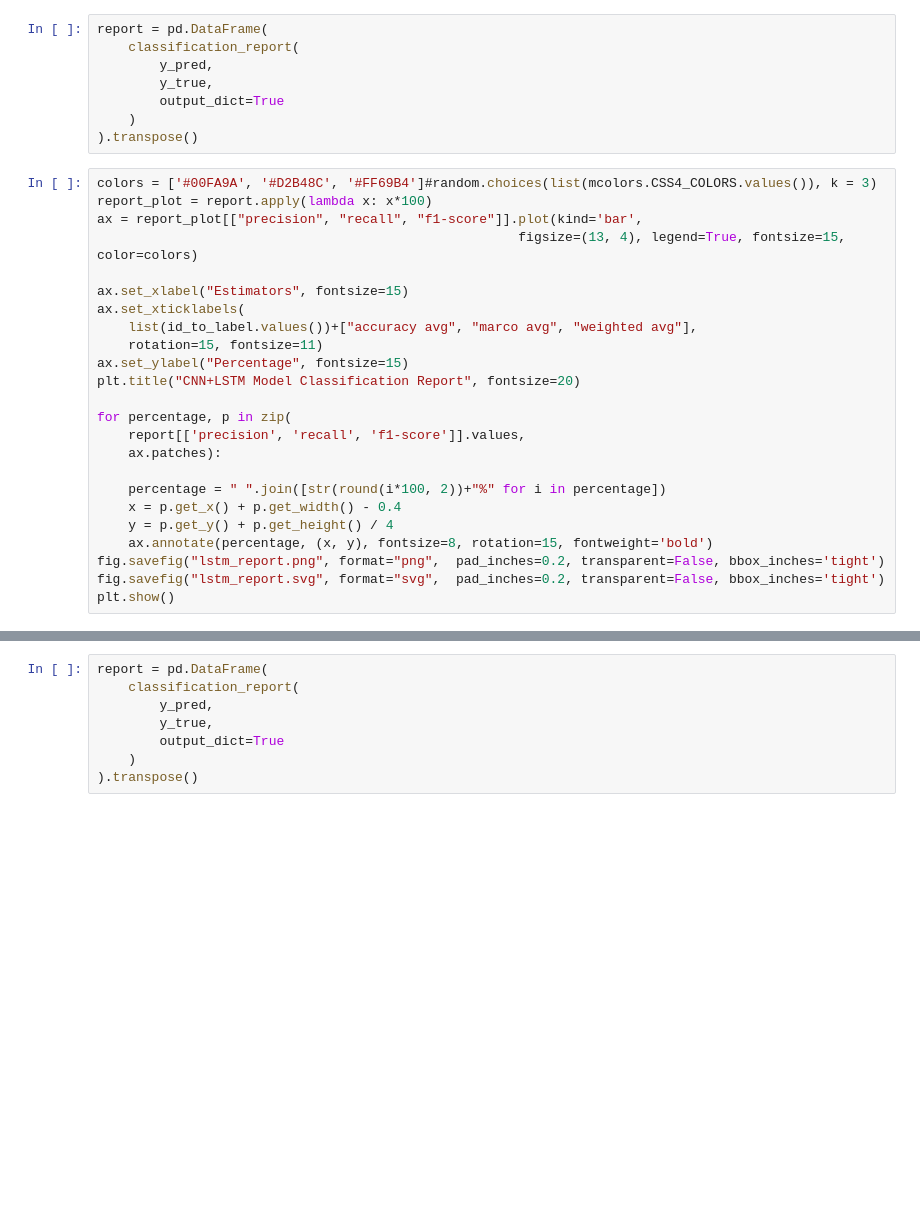
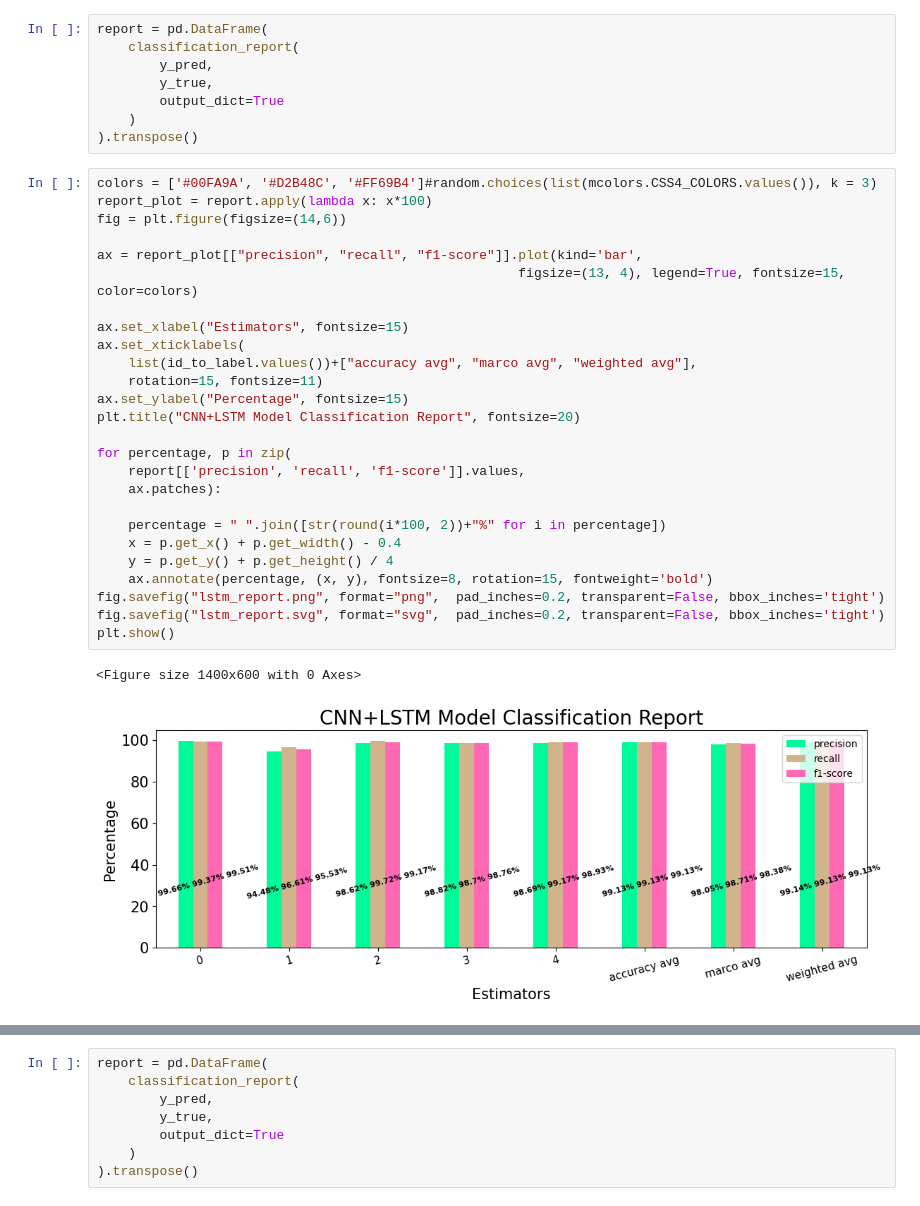
Before and after one commit to Alton1998/Arrhythmia-Detection, a Jupyter notebook: Deep Learning.ipynb, the cells around one changed output, grey strips where cells are left out. Cells and saved outputs as stored; diff of their text form; blank space fills up the shorter version.

```diff
--- a/Deep Learning.ipynb
+++ b/Deep Learning.ipynb
@@ -483,25 +728,30 @@ report = pd.DataFrame(
 # %%
 colors = ['#00FA9A', '#D2B48C', '#FF69B4']#random.choices(list(mcolors.CSS4_COLORS.values()), k = 3)
 report_plot = report.apply(lambda x: x*100)
+fig = plt.figure(figsize=(14,6))
+
 ax = report_plot[["precision", "recall", "f1-score"]].plot(kind='bar',
                                                       figsize=(13, 4), legend=True, fontsize=15, color=colors)
 
 ax.set_xlabel("Estimators", fontsize=15)
 ax.set_xticklabels(
     list(id_to_label.values())+["accuracy avg", "marco avg", "weighted avg"],
     rotation=15, fontsize=11)
 ax.set_ylabel("Percentage", fontsize=15)
 plt.title("CNN+LSTM Model Classification Report", fontsize=20)
 
 for percentage, p in zip(
     report[['precision', 'recall', 'f1-score']].values,
     ax.patches):
 
     percentage = " ".join([str(round(i*100, 2))+"%" for i in percentage])
     x = p.get_x() + p.get_width() - 0.4
     y = p.get_y() + p.get_height() / 4
     ax.annotate(percentage, (x, y), fontsize=8, rotation=15, fontweight='bold')
 fig.savefig("lstm_report.png", format="png",  pad_inches=0.2, transparent=False, bbox_inches='tight')
 fig.savefig("lstm_report.svg", format="svg",  pad_inches=0.2, transparent=False, bbox_inches='tight')
 plt.show()
+# %% [output]
+<Figure size 1400x600 with 0 Axes>
+[figure, added]
 # %%
```
Also changed, not shown: parts of 49 cells of this notebook, 20 other files.
